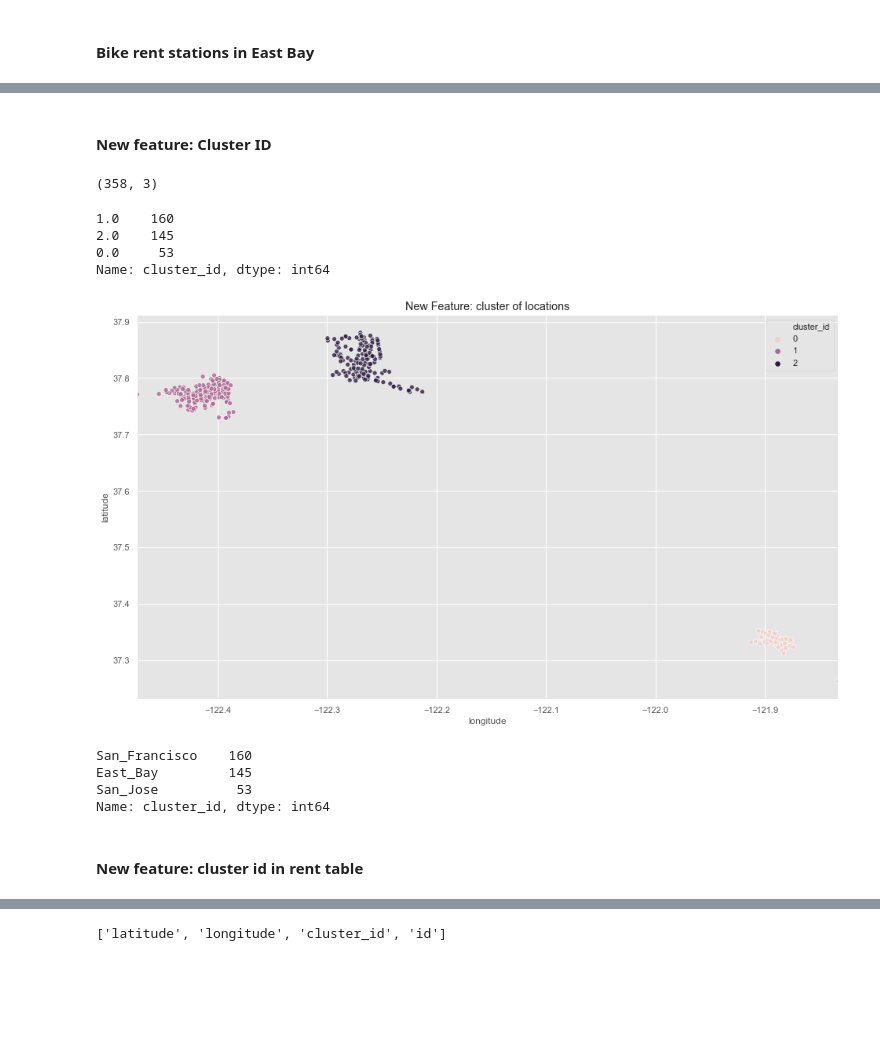
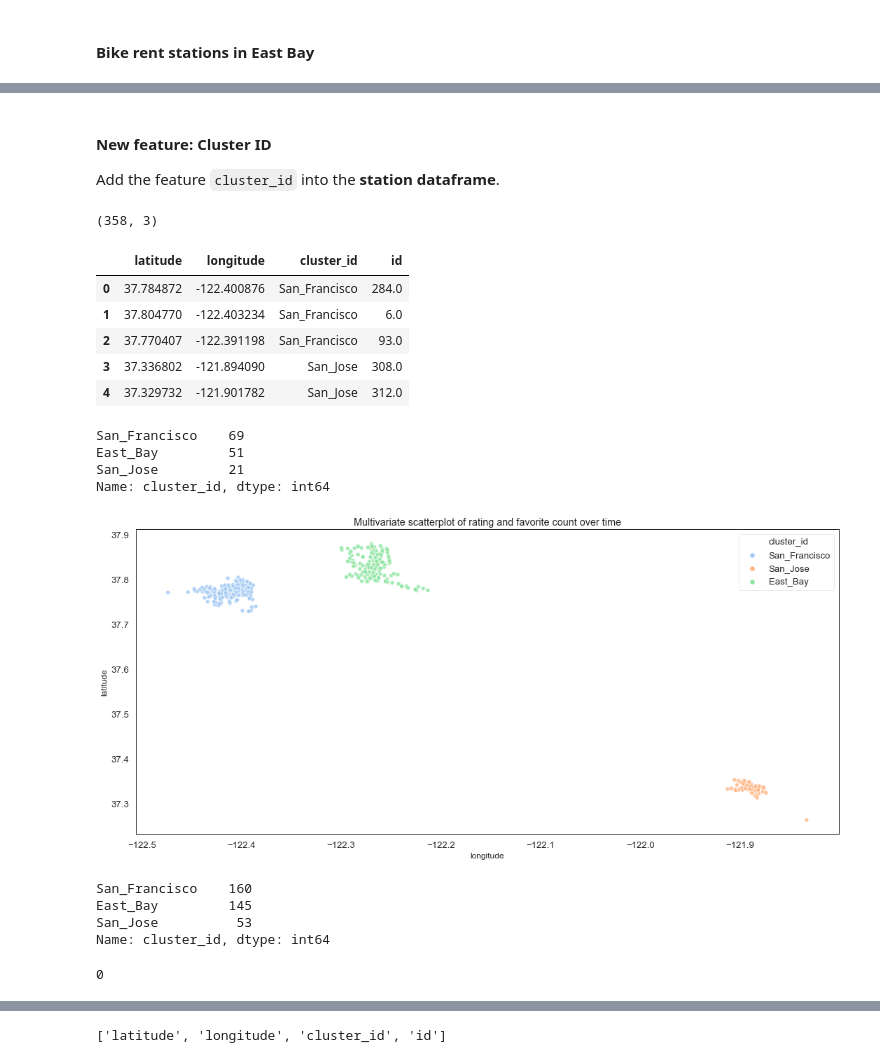
Before and after one commit to resa89/DataAnalystND, a Jupyter notebook: 07_CommunicatingDataFindings/wrangle_act.ipynb, the cells around one changed output, grey strips where cells are left out. Cells and saved outputs as stored; diff of their text form; code cells hidden in the pictures; blank space fills up the shorter version.

```diff
--- a/07_CommunicatingDataFindings/wrangle_act.ipynb
+++ b/07_CommunicatingDataFindings/wrangle_act.ipynb
@@ -1268,9 +1193,13 @@ plt.xticks(rotation=90);
 # %% [markdown]
 In the above visualization, we can see that the station with name `San FranciscoCaltrain Station 2 (Townsened St at 4th St)` is the station with the most rents in year 2018. There are about 10-20 more busier stations with decreasing amount of rents. All other stations are less busy and had more or less the same amount of rents in the year 2018 (about 20000 rents/year).
 # %%
+sns.set_style("white")
+
+fig, ax = fig, ax = plt.subplots()
+fig.set_size_inches(18, 8)
 ax = sns.scatterplot(x="longitude", y="latitude",
                       hue="amount", size="amount",alpha=.8,
-                      data=rush_stations)
+                      data=rush_stations);
 #ax.set_ylim(rush_stations['latitude'].min(), rush_stations['latitude'].max())
-ax.set_title("Multivariate scatterplot of rating and favorite count over time")
+ax.set_title("Multivariate scatterplot of rating and favorite count over time");
 # %% [output]
@@ -1279,3 +1207,7 @@ Text(0.5, 1.0, 'Multivariate scatterplot of rating and favorite count over time'
+# %%
+sns.set_style("whitegrid")
+sns.set_palette("pastel")
+base_color = sns.color_palette()[0]
 # %% [markdown]
 #### Rent stations in map
 
@@ -1584,5 +1516,7 @@ plt.legend(scatterpoints=1, frameon=False,
 # %% [markdown]
 #### New feature: Cluster ID
+
+Add the feature `cluster_id` into the **station dataframe**.
 # %%
 clustered_stations = pd.DataFrame()
 clustered_stations['latitude'] = pd.Series(X[:,0])
@@ -1591,23 +1525,36 @@ clustered_stations['cluster_id'] = pd.Series(clusters).astype(int)
 clustered_stations.shape
 # %% [output]
 (358, 3)
+# %%
+clustered_stations.head()
+# %% [output]
+|  | latitude | longitude | cluster_id | id |
+| 0 | 37.784872 | -122.400876 | San_Francisco | 284.0 |
+| 1 | 37.804770 | -122.403234 | San_Francisco | 6.0 |
+| 2 | 37.770407 | -122.391198 | San_Francisco | 93.0 |
+| 3 | 37.336802 | -121.894090 | San_Jose | 308.0 |
+| 4 | 37.329732 | -121.901782 | San_Jose | 312.0 |
 # %%
 # new feature
-station_clean['cluster_id'] = pd.Series(clusters)
+station_clean['cluster_id'] = clustered_stations['cluster_id']
 station_clean['cluster_id'].value_counts()
 # %% [output]
-1.0    160
-2.0    145
-0.0     53
+San_Francisco    69
+East_Bay         51
+San_Jose         21
 Name: cluster_id, dtype: int64
 # %%
+sns.set_style("white")
+
+fig, ax = fig, ax = plt.subplots()
+fig.set_size_inches(18, 8)
 ax = sns.scatterplot(x="longitude", y="latitude",
-                      hue="cluster_id", hue_order=[0.0,1.0,2.0], alpha=.8,
-                      data=clustered_stations)
-ax.set_xlim(rush_stations['longitude'].min(), rush_stations['longitude'].max())
-ax.set_title("New Feature: cluster of locations");
+                      hue="cluster_id", alpha=.8,
+                      data=clustered_stations);
+#ax.set_ylim(rush_stations['latitude'].min(), rush_stations['latitude'].max())
+ax.set_title("Multivariate scatterplot of rating and favorite count over time");
 # %% [output]
-[figure, old version]
+[figure, new version]
 # %%
 clustered_stations['cluster_id'] = clustered_stations['cluster_id'].replace({0: 'San_Jose', 1: 'San_Francisco', 2: 'East_Bay'})
 # %%
@@ -1617,5 +1564,3 @@ San_Francisco    160
 East_Bay         145
 San_Jose          53
 Name: cluster_id, dtype: int64
-# %% [markdown]
-#### New feature: cluster id in rent table
@@ -1637,0 +1567,4 @@ for i, row in clustered_stations.iterrows():
+# %%
+clustered_stations['cluster_id'].isnull().sum()
+# %% [output]
+0
```
Also changed, not shown: parts of 85 cells of this notebook.
